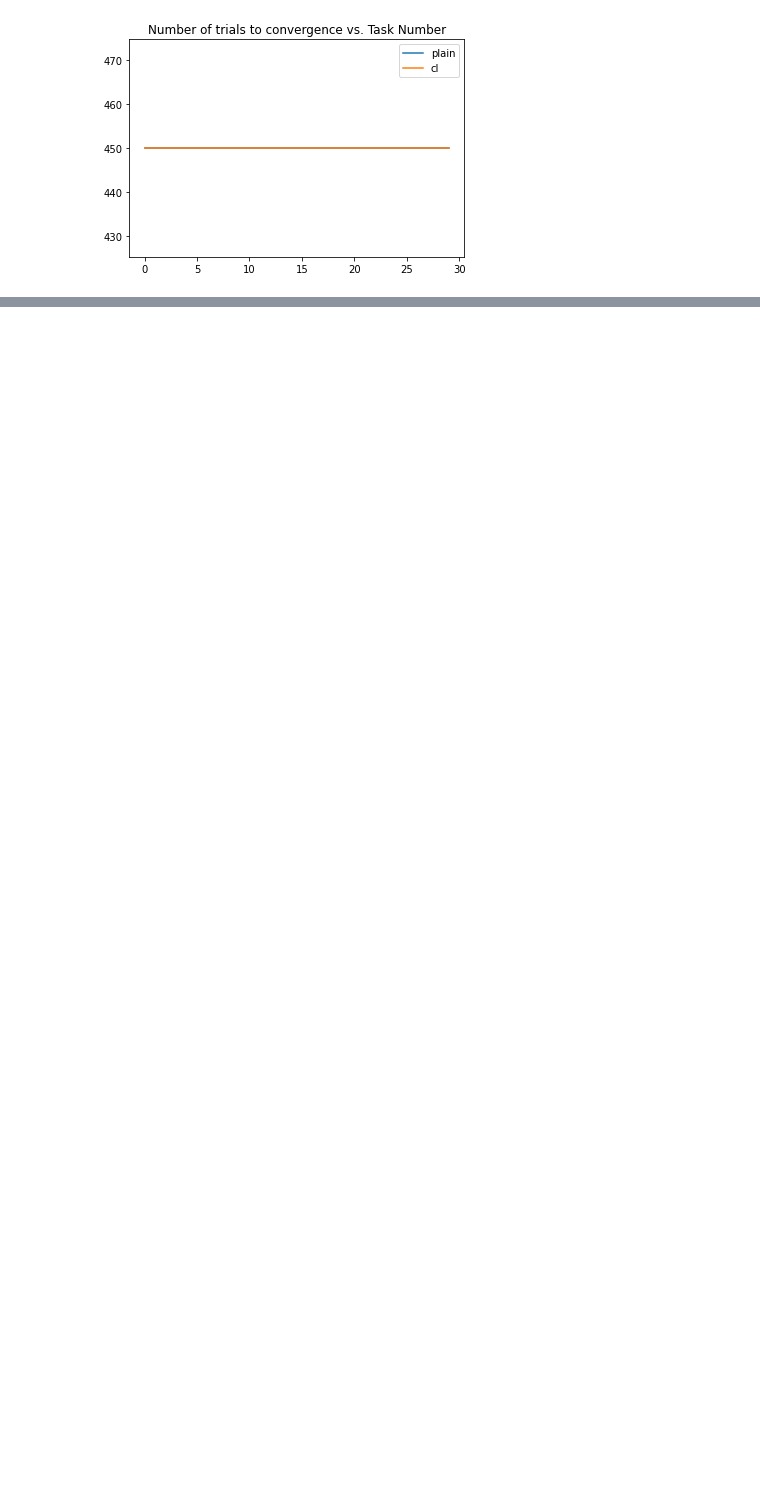
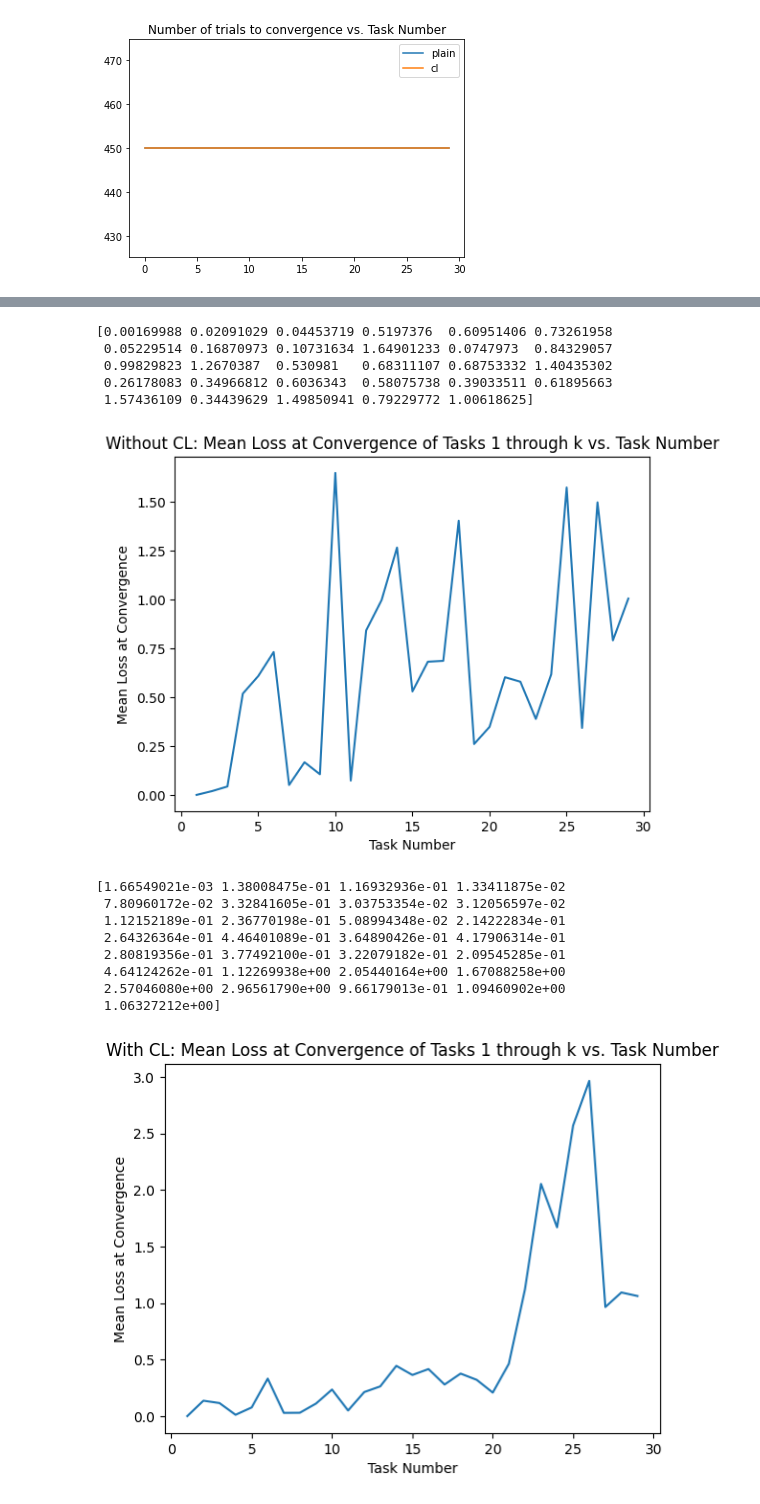
Before and after one commit to atkirtland/learning-2-learn, a Jupyter notebook: analysis/cl-plot.ipynb, the cells around one changed output, grey strips where cells are left out. Drawn from its saved outputs; the diff is of its cells as text; code cells hidden in the pictures; blank space fills up the shorter version.

```diff
--- a/analysis/cl-plot.ipynb
+++ b/analysis/cl-plot.ipynb
@@ -101,0 +146,50 @@ plt.show()
+# %%
+means = np.empty((29,))
+for k in range(30-1):
+    kth_conv_trial = conv_plain_cumsum[k]
+    kth_conv_trial_idx = perfs_plain['trials'].index(kth_conv_trial)
+
+    perf_taskbytrial = np.array([np.mean(np.array(perfs_plain[i]),axis=1) for i in range(k+1)])
+    # take the mean of the performance on each of the k tasks at the kth convergence trial
+    means[k] = np.mean(perf_taskbytrial[:,kth_conv_trial_idx])
+print(means)
+
+plt.figure(facecolor='white')
+plt.plot(range(1, 30), means)
+plt.xlabel("Task Number")
+plt.ylabel("Mean Loss at Convergence")
+plt.title("Without CL: Mean Loss at Convergence of Tasks 1 through k vs. Task Number")
+plt.show()
+
+means = np.empty((29,))
+for k in range(30-1):
+    kth_conv_trial = conv_cl_cumsum[k]
+    kth_conv_trial_idx = perfs_cl['trials'].index(kth_conv_trial)
+
+    perf_taskbytrial = np.array([np.mean(np.array(perfs_cl[i]),axis=1) for i in range(k+1)])
+    # take the mean of the performance on each of the k tasks at the kth convergence trial
+    means[k] = np.mean(perf_taskbytrial[:,kth_conv_trial_idx])
+print(means)
+
+plt.figure(facecolor='white')
+plt.plot(range(1, 30), means)
+plt.xlabel("Task Number")
+plt.ylabel("Mean Loss at Convergence")
+plt.title("With CL: Mean Loss at Convergence of Tasks 1 through k vs. Task Number")
+plt.show()
+# %% [output]
+[0.00169988 0.02091029 0.04453719 0.5197376  0.60951406 0.73261958
+ 0.05229514 0.16870973 0.10731634 1.64901233 0.0747973  0.84329057
+ 0.99829823 1.2670387  0.530981   0.68311107 0.68753332 1.40435302
+ 0.26178083 0.34966812 0.6036343  0.58075738 0.39033511 0.61895663
+ 1.57436109 0.34439629 1.49850941 0.79229772 1.00618625]
+[figure, added]
+[1.66549021e-03 1.38008475e-01 1.16932936e-01 1.33411875e-02
+ 7.80960172e-02 3.32841605e-01 3.03753354e-02 3.12056597e-02
+ 1.12152189e-01 2.36770198e-01 5.08994348e-02 2.14222834e-01
+ 2.64326364e-01 4.46401089e-01 3.64890426e-01 4.17906314e-01
+ 2.80819356e-01 3.77492100e-01 3.22079182e-01 2.09545285e-01
+ 4.64124262e-01 1.12269938e+00 2.05440164e+00 1.67088258e+00
+ 2.57046080e+00 2.96561790e+00 9.66179013e-01 1.09460902e+00
+ 1.06327212e+00]
+[figure, added]
```
Also changed, not shown: parts of 9 cells of this notebook, 4 other files.
